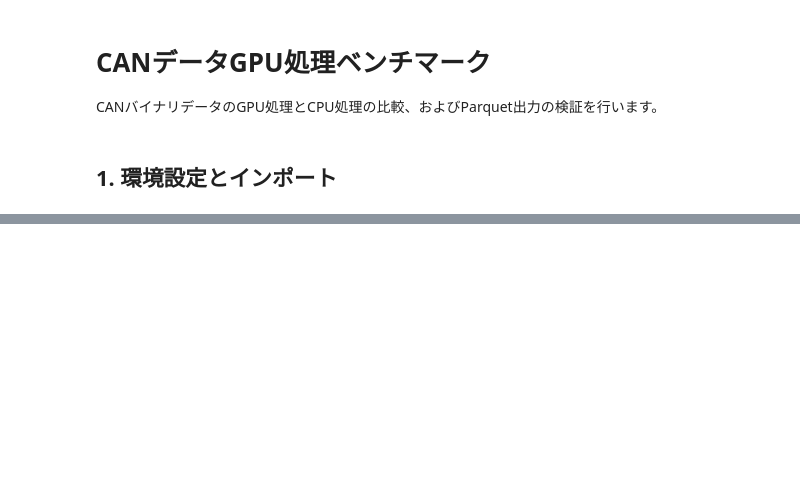
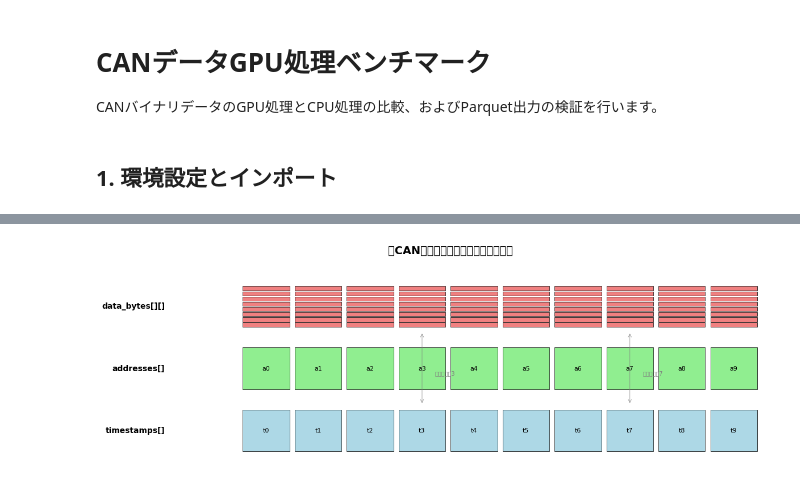
Before and after one commit to a-hirota/comma2k19, a Jupyter notebook: can_gpu_benchmark.ipynb, the cells around one changed output, grey strips where cells are left out. Cells and saved outputs as stored; diff of their text form; code cells hidden in the pictures; blank space fills up the shorter version.

```diff
--- a/can_gpu_benchmark.ipynb
+++ b/can_gpu_benchmark.ipynb
@@ -7,18 +7,19 @@ CANバイナリデータのGPU処理とCPU処理の比較、およびParquet出
 # %%
 import numpy as np
 import pandas as pd
-import cudf
 import matplotlib.pyplot as plt
 import seaborn as sns
 import time
-import os
+from pathlib import Path
+import sys
+
+# Add parent directory to path for imports
+sys.path.append('..')
+
+# Import decoders
 from gpu_can_decoder import GPUCANDecoder
+from gpu_can_decoder_optimized import OptimizedGPUCANDecoder
 from cpu_can_decoder import CPUCANDecoder
 
-# Plot settings
-plt.rcParams['figure.figsize'] = (12, 6)
-plt.rcParams['font.size'] = 12
-sns.set_style("whitegrid")
-
-print("Environment setup complete")
+print("ライブラリのインポート完了")
 # %% [output]
@@ -25,0 +142,63 @@ Environment setup complete
+# %%
+# メモリレイアウトの可視化
+import matplotlib.patches as mpatches
+
+fig, ax = plt.subplots(1, 1, figsize=(12, 6))
+
+# 各配列のメモリ表現
+n_messages = 10
+bar_height = 0.8
+
+# タイムスタンプ配列
+for i in range(n_messages):
+    rect = mpatches.Rectangle((i, 0), 0.9, bar_height,
+                            facecolor='lightblue', edgecolor='black', linewidth=0.5)
+    ax.add_patch(rect)
+    ax.text(i + 0.45, 0.4, f't{i}', ha='center', va='center', fontsize=8)
+
+# アドレス配列
+for i in range(n_messages):
+    rect = mpatches.Rectangle((i, 1.2), 0.9, bar_height,
+                            facecolor='lightgreen', edgecolor='black', linewidth=0.5)
+    ax.add_patch(rect)
+    ax.text(i + 0.45, 1.6, f'a{i}', ha='center', va='center', fontsize=8)
+
+# データバイト配列（2次元）
+for i in range(n_messages):
+    for j in range(8):
+        rect = mpatches.Rectangle((i, 2.4 + j * 0.1), 0.9, 0.08,
+                                facecolor='lightcoral', edgecolor='black', linewidth=0.5)
+        ax.add_patch(rect)
+
+ax.text(-1.5, 0.4, 'timestamps[]', ha='right', va='center', fontweight='bold')
+ax.text(-1.5, 1.6, 'addresses[]', ha='right', va='center', fontweight='bold')
+ax.text(-1.5, 2.8, 'data_bytes[][]', ha='right', va='center', fontweight='bold')
+
+ax.set_xlim(-2, n_messages)
+ax.set_ylim(-0.5, 3.5)
+ax.set_aspect('equal')
+ax.axis('off')
+ax.set_title('生CANデータの列指向配列レイアウト', fontsize=14, fontweight='bold', pad=20)
+
+# 矢印で各メッセージの関係を示す
+for i in [3, 7]:  # 例として2つのメッセージ
+    ax.annotate('', xy=(i + 0.45, 2.3), xytext=(i + 0.45, 0.9),
+                arrowprops=dict(arrowstyle='<->', color='gray', lw=0.5))
+    ax.text(i + 0.7, 1.5, f'メッセージ{i}', ha='left', va='center', fontsize=7, color='gray')
+
+plt.tight_layout()
+plt.show()
+
+# 実際のデータサイズ計算
+print("\n=== メモリ使用量の例 ===")
+for n in [10_000, 100_000, 1_000_000, 10_000_000]:
+    timestamp_size = n * 8  # float64
+    address_size = n * 8    # int64
+    data_size = n * 8 * 1   # uint8 * 8
+    total_size = timestamp_size + address_size + data_size
+    print(f"{n:>10,} メッセージ: {total_size / (1024**2):>8.1f} MB")
+    print(f"            - timestamps: {timestamp_size / (1024**2):>6.1f} MB")
+    print(f"            - addresses:  {address_size / (1024**2):>6.1f} MB")
+    print(f"            - data_bytes: {data_size / (1024**2):>6.1f} MB")
+# %% [output]
+[figure, added]
```
Also changed, not shown: parts of 25 cells of this notebook, 20 other files.
